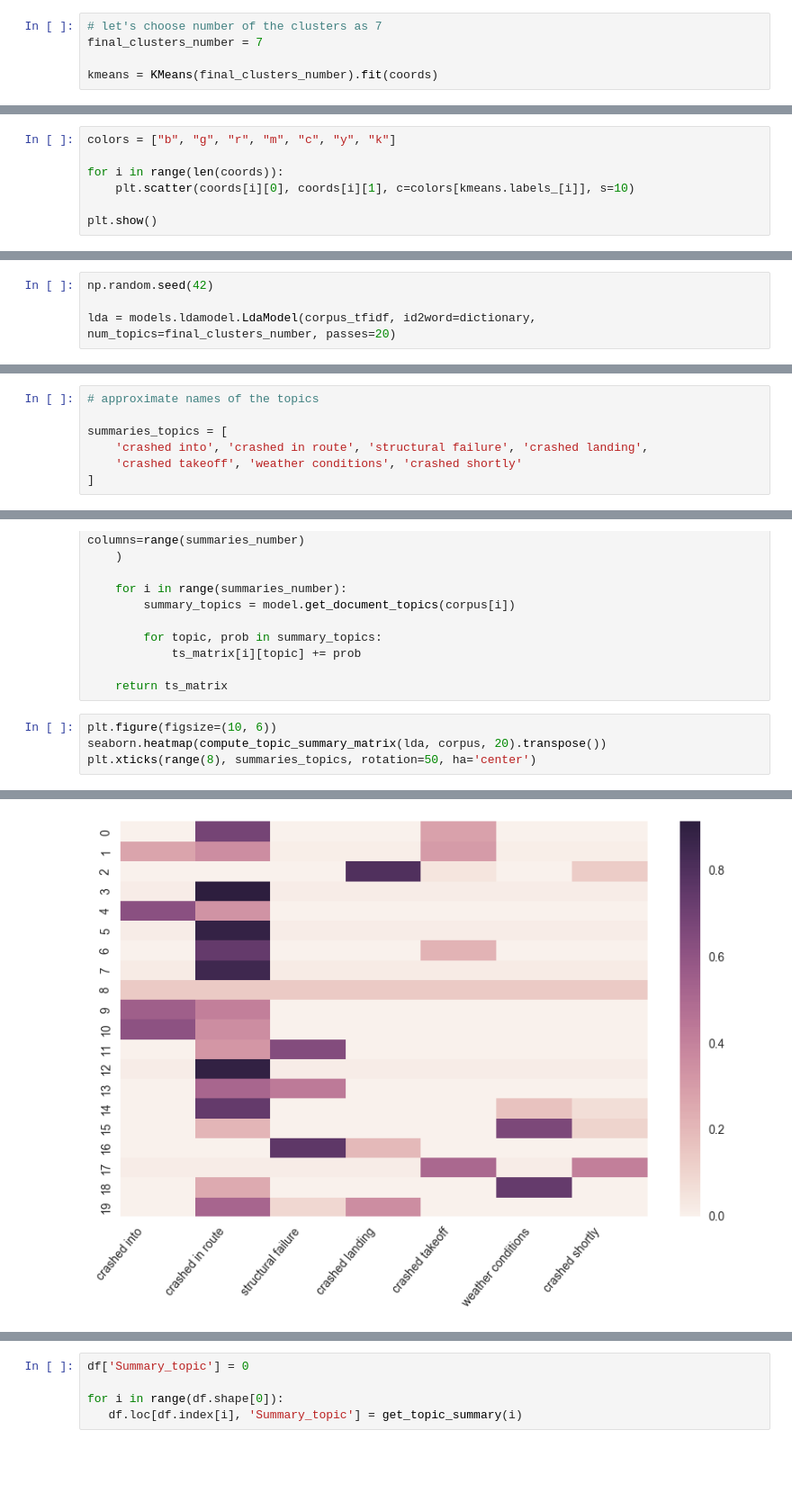
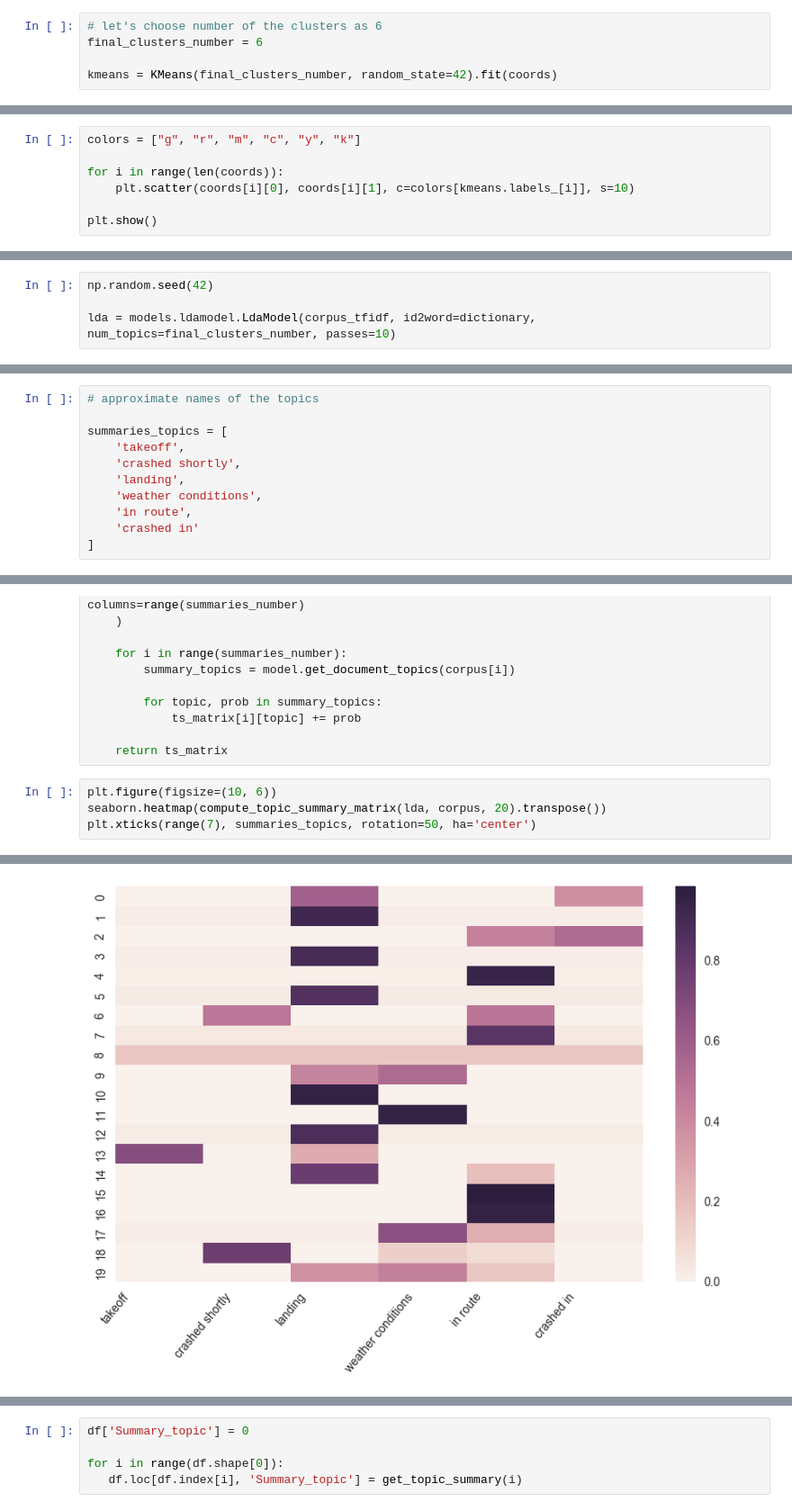
Before and after one commit to DanilBaibak/crash_planes, a Jupyter notebook: summaries_investigation.ipynb, the cells around one changed output, grey strips where cells are left out. Shown at 90% size. Drawn from its saved outputs; the diff is of its cells as text; blank space fills up the shorter version.

```diff
--- a/summaries_investigation.ipynb
+++ b/summaries_investigation.ipynb
@@ -110,5 +133,5 @@ plt.show()
 # %%
-# let's choose number of the clusters as 7
-final_clusters_number = 7
+# let's choose number of the clusters as 6
+final_clusters_number = 6
 
-kmeans = KMeans(final_clusters_number).fit(coords)
+kmeans = KMeans(final_clusters_number, random_state=42).fit(coords)
@@ -119,5 +143,5 @@ Counter({0: 1639, 1: 475, 2: 283, 3: 1782, 4: 172, 5: 91, 6: 1013})
 # %%
-colors = ["b", "g", "r", "m", "c", "y", "k"]
+colors = ["g", "r", "m", "c", "y", "k"]
 
 for i in range(len(coords)):
     plt.scatter(coords[i][0], coords[i][1], c=colors[kmeans.labels_[i]], s=10)
@@ -130,4 +154,4 @@ plt.show()
 # %%
 np.random.seed(42)
 
-lda = models.ldamodel.LdaModel(corpus_tfidf, id2word=dictionary, num_topics=final_clusters_number, passes=20)
+lda = models.ldamodel.LdaModel(corpus_tfidf, id2word=dictionary, num_topics=final_clusters_number, passes=10)
@@ -155,8 +184,12 @@ lda.show_topics(final_clusters_number, num_words=10, formatted=False)
 # approximate names of the topics
 
 summaries_topics = [
-    'crashed into', 'crashed in route', 'structural failure', 'crashed landing',
-    'crashed takeoff', 'weather conditions', 'crashed shortly'
+    'takeoff',
+    'crashed shortly',
+    'landing',
+    'weather conditions',
+    'in route',
+    'crashed in'
 ]
 # %% [markdown]
 # Model interpretation
@@ -176,7 +209,7 @@ def compute_topic_summary_matrix(model, corpus, summaries_number):
 # %%
 plt.figure(figsize=(10, 6))
 seaborn.heatmap(compute_topic_summary_matrix(lda, corpus, 20).transpose())
-plt.xticks(range(8), summaries_topics, rotation=50, ha='center')
+plt.xticks(range(7), summaries_topics, rotation=50, ha='center')
 # %% [output]
 ([<matplotlib.axis.XTick at 0x...>,
   <matplotlib.axis.XTick at 0x...>,
@@ -190,4 +222,4 @@ plt.xticks(range(8), summaries_topics, rotation=50, ha='center')
-[figure, old version]
+[figure, new version]
 # %%
 def get_topic_summary(summary_number):
     summary_topics = lda.get_document_topics(corpus[summary_number])
```
Also changed, not shown: parts of 17 cells of this notebook, 1 other file.
